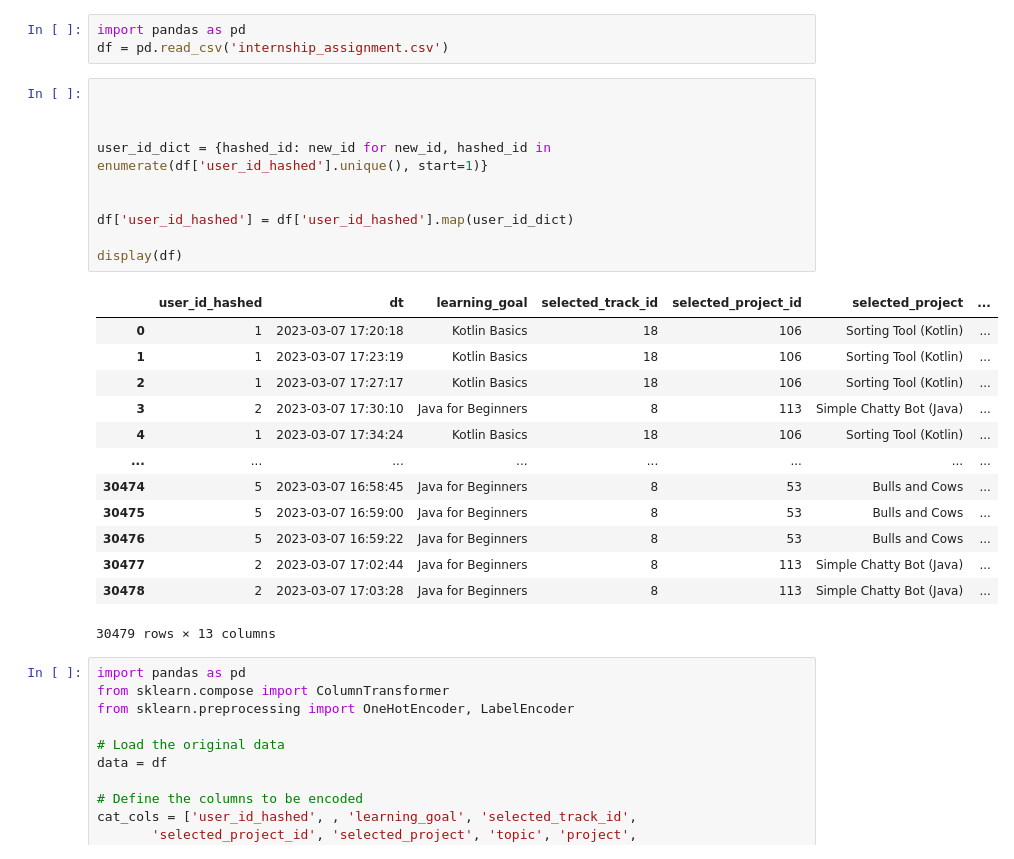
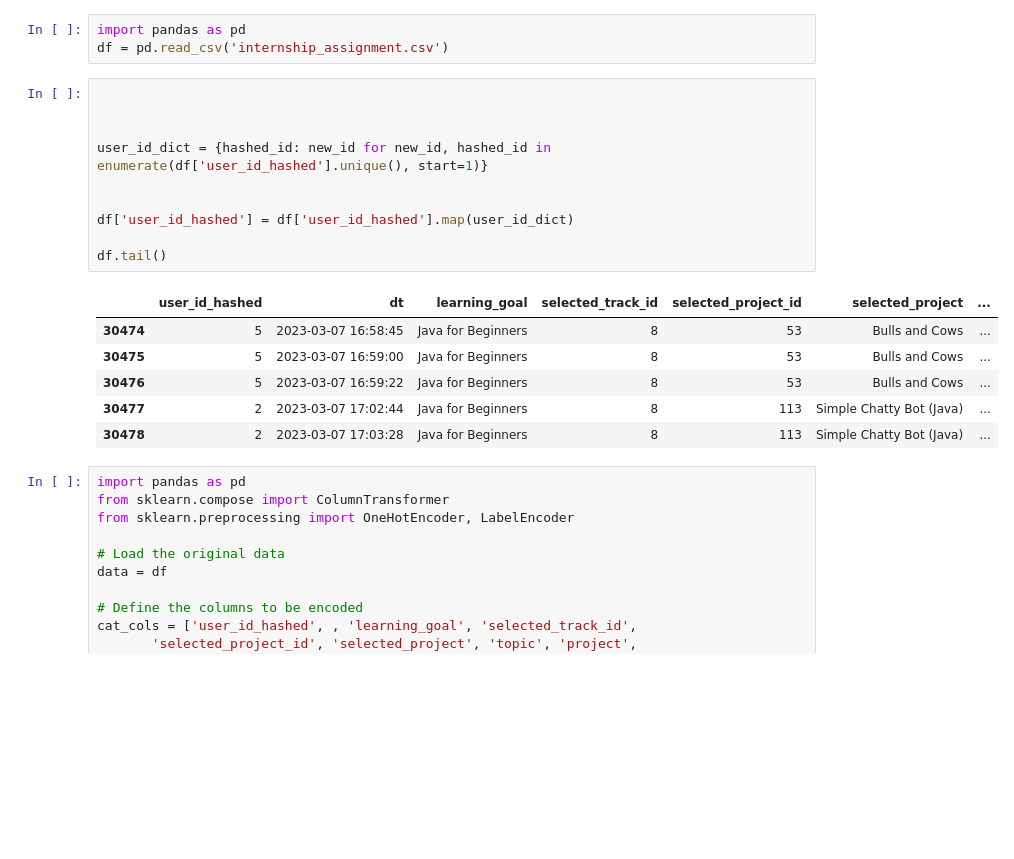
Before and after one commit to simeongluzman/Predictive-Analysis, a Jupyter notebook: test.ipynb, the cells around one changed output. Saved outputs shown, nothing was run; the diff lists cells and outputs as text; blank space fills up the shorter version.

```diff
--- a/test.ipynb
+++ b/test.ipynb
@@ -4,27 +4,20 @@ df = pd.read_csv('internship_assignment.csv')
 # %%
 
 
 
 user_id_dict = {hashed_id: new_id for new_id, hashed_id in enumerate(df['user_id_hashed'].unique(), start=1)}
 
 
 df['user_id_hashed'] = df['user_id_hashed'].map(user_id_dict)
 
-display(df)
+df.tail()
 # %% [output]
 |  | user_id_hashed | dt | learning_goal | selected_track_id | selected_project_id | selected_project | ... |
-| 0 | 1 | 2023-03-07 17:20:18 | Kotlin Basics | 18 | 106 | Sorting Tool (Kotlin) | ... |
-| 1 | 1 | 2023-03-07 17:23:19 | Kotlin Basics | 18 | 106 | Sorting Tool (Kotlin) | ... |
-| 2 | 1 | 2023-03-07 17:27:17 | Kotlin Basics | 18 | 106 | Sorting Tool (Kotlin) | ... |
-| 3 | 2 | 2023-03-07 17:30:10 | Java for Beginners | 8 | 113 | Simple Chatty Bot (Java) | ... |
-| 4 | 1 | 2023-03-07 17:34:24 | Kotlin Basics | 18 | 106 | Sorting Tool (Kotlin) | ... |
-| ... | ... | ... | ... | ... | ... | ... | ... |
 | 30474 | 5 | 2023-03-07 16:58:45 | Java for Beginners | 8 | 53 | Bulls and Cows | ... |
 | 30475 | 5 | 2023-03-07 16:59:00 | Java for Beginners | 8 | 53 | Bulls and Cows | ... |
 | 30476 | 5 | 2023-03-07 16:59:22 | Java for Beginners | 8 | 53 | Bulls and Cows | ... |
 | 30477 | 2 | 2023-03-07 17:02:44 | Java for Beginners | 8 | 113 | Simple Chatty Bot (Java) | ... |
 | 30478 | 2 | 2023-03-07 17:03:28 | Java for Beginners | 8 | 113 | Simple Chatty Bot (Java) | ... |
-30479 rows × 13 columns
 # %%
 import pandas as pd
 from sklearn.compose import ColumnTransformer
```
Also changed, not shown: parts of 2 cells of this notebook, 1 other file.
